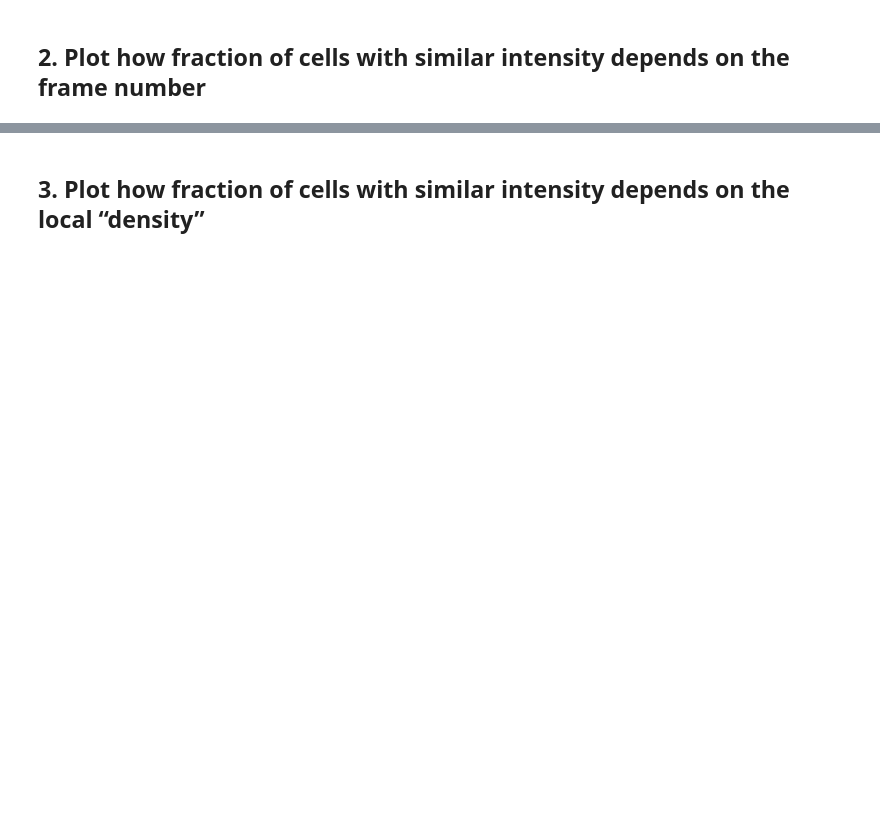
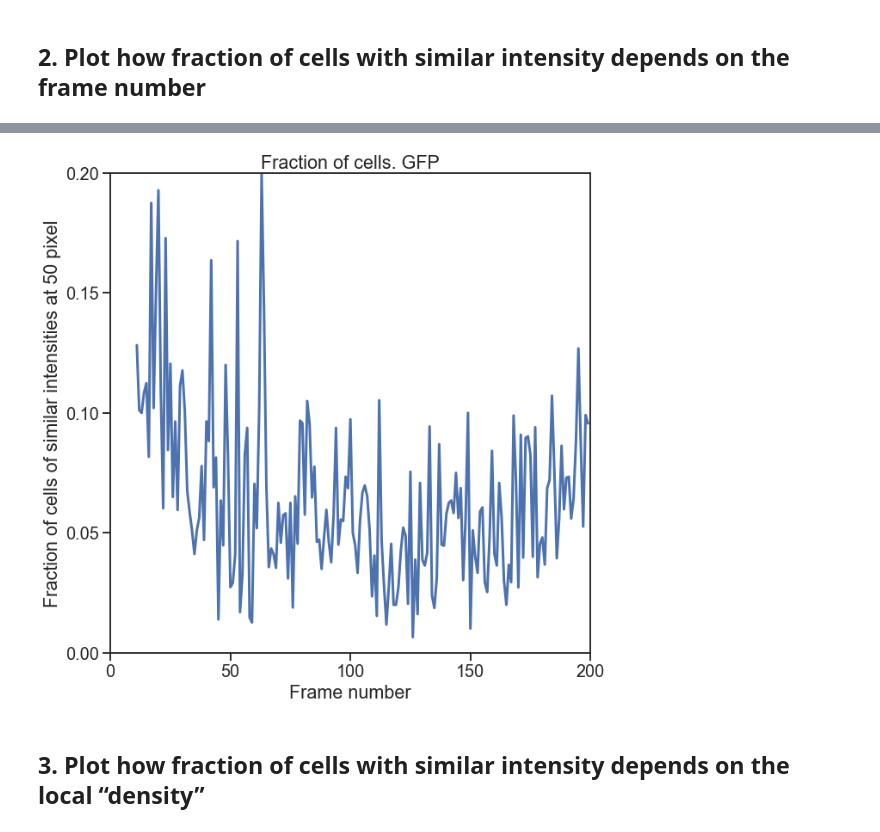
Before and after one commit to alexander-rakhlin/embl_project, a Jupyter notebook: notebooks/spatial-time-correlation-3.ipynb, the cells around one changed output, grey strips where cells are left out. Drawn from its saved outputs; the diff is of its cells as text; code cells hidden in the pictures; blank space fills up the shorter version.

```diff
--- a/notebooks/spatial-time-correlation-3.ipynb
+++ b/notebooks/spatial-time-correlation-3.ipynb
@@ -177,3 +184,11 @@ _ = plt.title(f'Fraction of cells with similar intensities at distance {radius}
+# %%
+plt.figure(figsize=(10, 10))
+plt.plot(frames[11:], fractions)
+plt.xlabel('Frame number')
+plt.ylabel(f'Fraction of cells of similar intensities at {radius} pixel')
+_ = plt.title(f'Fraction of cells. {channel}')
+# %% [output]
+[figure, added]
 # %% [markdown]
 ## 3. Plot how fraction of cells with similar intensity depends on the local “density”
 # %%
```
Also changed, not shown: parts of 15 cells of this notebook.
